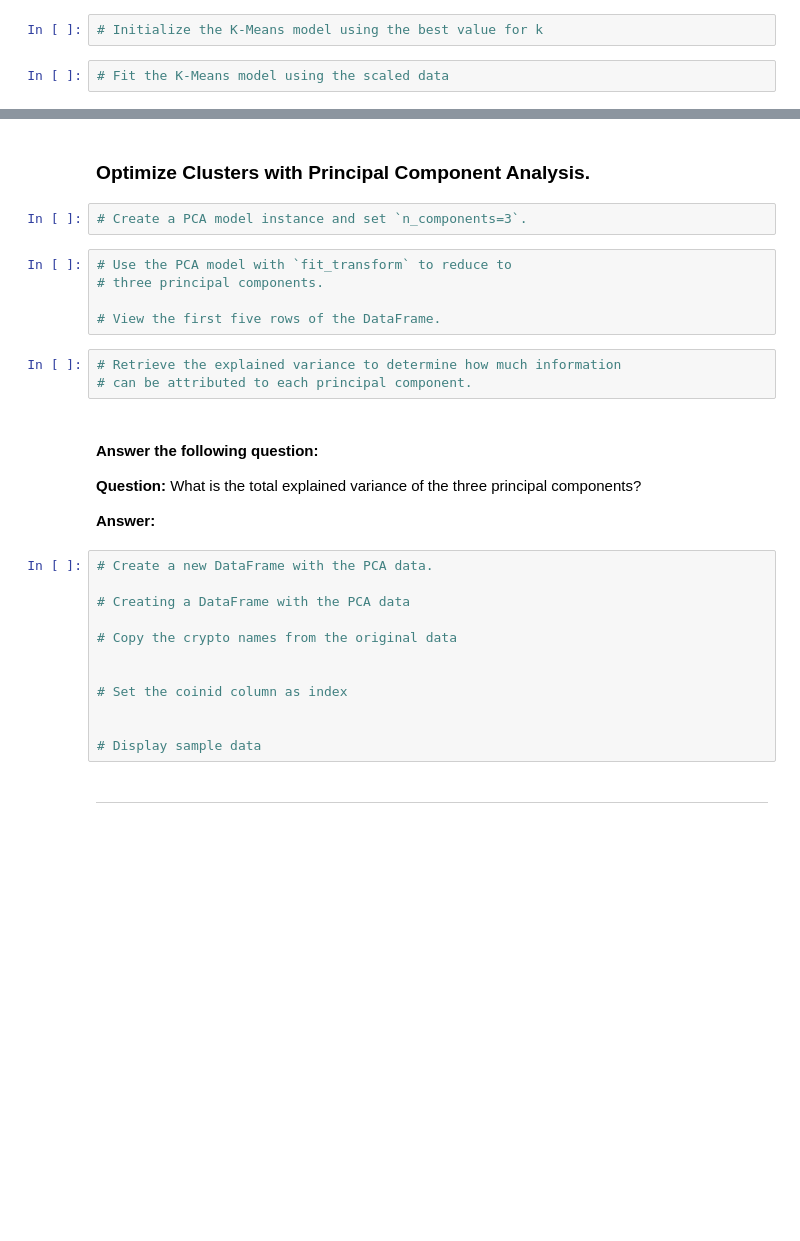
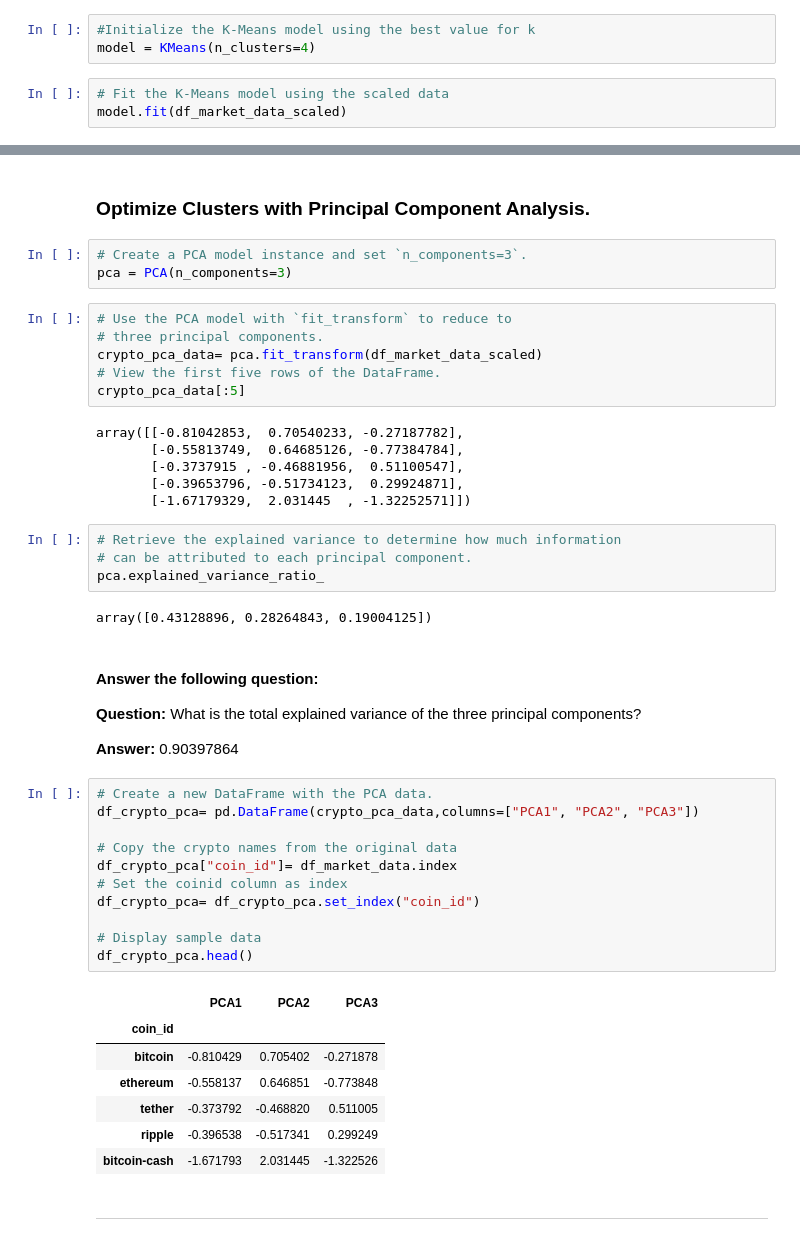
Before and after one commit to Fidel97/CryptoClustering, a Jupyter notebook: Starter_Code/Crypto_Clustering_starter_code.ipynb, the cells around one changed output, grey strips where cells are left out. Cells and saved outputs as stored; diff of their text form; blank space fills up the shorter version.

```diff
--- a/Starter_Code/Crypto_Clustering_starter_code.ipynb
+++ b/Starter_Code/Crypto_Clustering_starter_code.ipynb
@@ -125,6 +122,8 @@ elbow_plot_market
 # %% [markdown]
 ### Cluster Cryptocurrencies with K-means Using the Original Data
 # %%
-# Initialize the K-Means model using the best value for k
+#Initialize the K-Means model using the best value for k
+model = KMeans(n_clusters=4)
 # %%
 # Fit the K-Means model using the scaled data
+model.fit(df_market_data_scaled)
@@ -152,32 +176,50 @@ elbow_plot_market
 ### Optimize Clusters with Principal Component Analysis.
 # %%
 # Create a PCA model instance and set `n_components=3`.
+pca = PCA(n_components=3)
 # %%
 # Use the PCA model with `fit_transform` to reduce to
 # three principal components.
-
+crypto_pca_data= pca.fit_transform(df_market_data_scaled)
 # View the first five rows of the DataFrame.
+crypto_pca_data[:5]
+# %% [output]
+array([[-0.81042853,  0.70540233, -0.27187782],
+       [-0.55813749,  0.64685126, -0.77384784],
+       [-0.3737915 , -0.46881956,  0.51100547],
+       [-0.39653796, -0.51734123,  0.29924871],
+       [-1.67179329,  2.031445  , -1.32252571]])
 # %%
 # Retrieve the explained variance to determine how much information
 # can be attributed to each principal component.
+pca.explained_variance_ratio_
+# %% [output]
+array([0.43128896, 0.28264843, 0.19004125])
 # %% [markdown]
 #### Answer the following question:
 
 **Question:** What is the total explained variance of the three principal components?
 
-**Answer:**
+**Answer:** 0.90397864
 # %%
 # Create a new DataFrame with the PCA data.
-
-# Creating a DataFrame with the PCA data
+df_crypto_pca= pd.DataFrame(crypto_pca_data,columns=["PCA1", "PCA2", "PCA3"])
 
 # Copy the crypto names from the original data
-
-
+df_crypto_pca["coin_id"]= df_market_data.index
 # Set the coinid column as index
-
+df_crypto_pca= df_crypto_pca.set_index("coin_id")
 
 # Display sample data
+df_crypto_pca.head()
+# %% [output]
+|  | PCA1 | PCA2 | PCA3 |
+| coin_id |  |  |  |
+| bitcoin | -0.810429 | 0.705402 | -0.271878 |
+| ethereum | -0.558137 | 0.646851 | -0.773848 |
+| tether | -0.373792 | -0.468820 | 0.511005 |
+| ripple | -0.396538 | -0.517341 | 0.299249 |
+| bitcoin-cash | -1.671793 | 2.031445 | -1.322526 |
 # %% [markdown]
 ---
 # %% [markdown]
```
Also changed, not shown: parts of 18 cells of this notebook.
